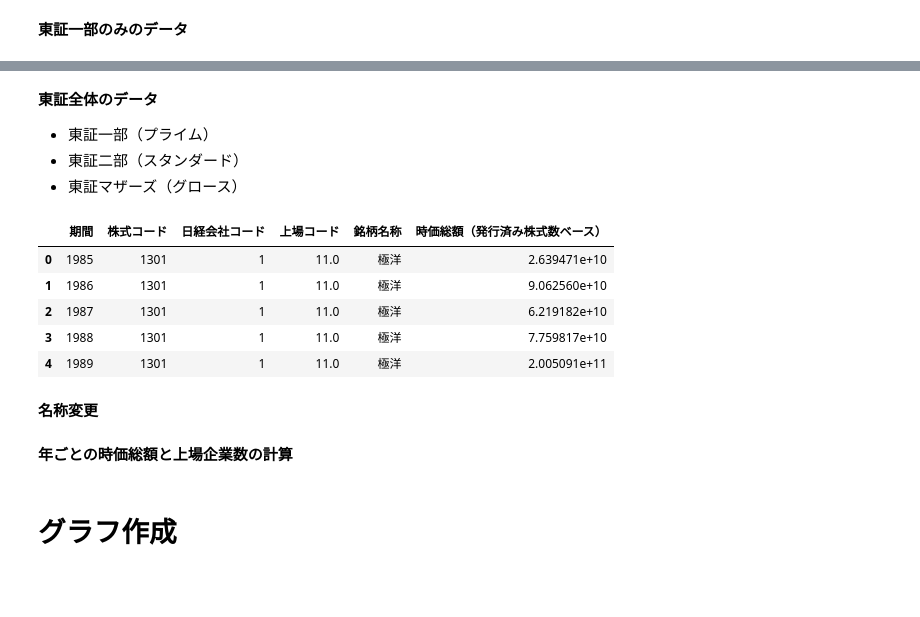
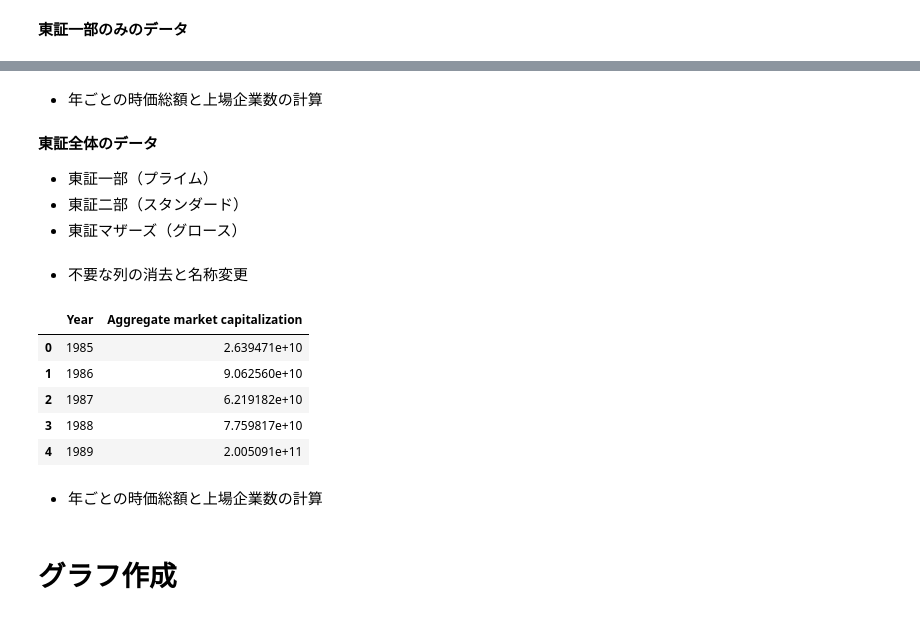
Before and after one commit to tsenga2/keio-senga-seminar, a Jupyter notebook: figure1.ipynb, the cells around one changed output, grey strips where cells are left out. Cells and saved outputs as stored; diff of their text form; code cells hidden in the pictures; blank space fills up the shorter version.

```diff
--- a/figure1.ipynb
+++ b/figure1.ipynb
@@ -50,0 +56,2 @@ df1.head()
+# %% [markdown]
+* 年ごとの時価総額と上場企業数の計算
@@ -54,15 +64,20 @@ df1.head()
 *   東証一部（プライム）
 *   東証二部（スタンダード）
 *   東証マザーズ（グロース）
+# %% [markdown]
+* 不要な列の消去と名称変更
 # %%
 df2 = pd.read_csv('figure1-a.csv',encoding = "cp932")
+df2 = df2.drop(columns=['株式コード','日経会社コード','上場コード','銘柄名称'])
+df2 = df2.rename(columns={'期間':'Year'})
+df2 = df2.rename(columns={'時価総額（発行済み株式数ベース）':'Aggregate market capitalization'})
 df2.head()
 # %% [output]
-|  | 期間 | 株式コード | 日経会社コード | 上場コード | 銘柄名称 | 時価総額（発行済み株式数ベース） |
-| 0 | 1985 | 1301 | 1 | 11.0 | 極洋 | 2.639471e+10 |
-| 1 | 1986 | 1301 | 1 | 11.0 | 極洋 | 9.062560e+10 |
-| 2 | 1987 | 1301 | 1 | 11.0 | 極洋 | 6.219182e+10 |
-| 3 | 1988 | 1301 | 1 | 11.0 | 極洋 | 7.759817e+10 |
-| 4 | 1989 | 1301 | 1 | 11.0 | 極洋 | 2.005091e+11 |
+|  | Year | Aggregate market capitalization |
+| 0 | 1985 | 2.639471e+10 |
+| 1 | 1986 | 9.062560e+10 |
+| 2 | 1987 | 6.219182e+10 |
+| 3 | 1988 | 7.759817e+10 |
+| 4 | 1989 | 2.005091e+11 |
 # %% [markdown]
-**名称変更**
+* 年ごとの時価総額と上場企業数の計算
@@ -81,2 +83,0 @@ df2 = df2.rename(columns={'時価総額（発行済み株式数ベース）':'Ag
-# %% [markdown]
-**年ごとの時価総額と上場企業数の計算**
```
Also changed, not shown: parts of 7 cells of this notebook.
